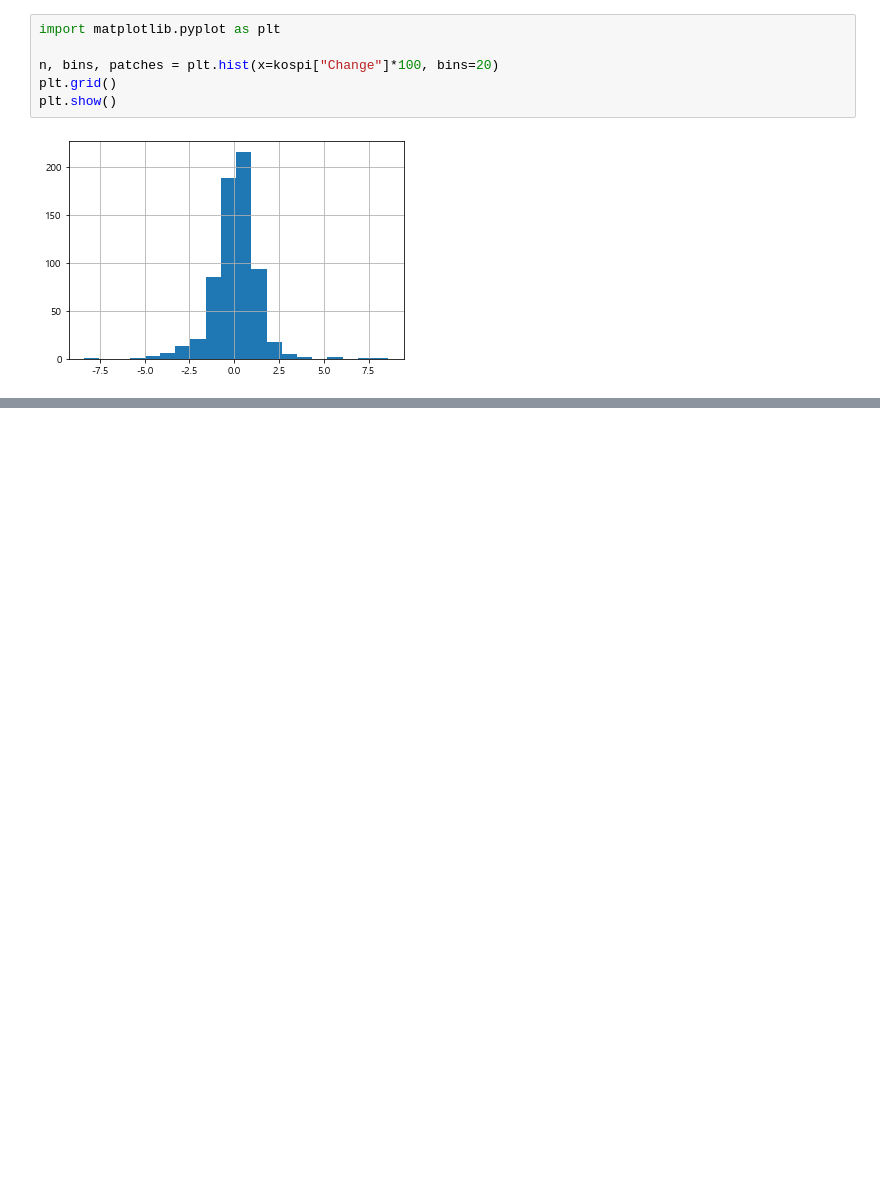
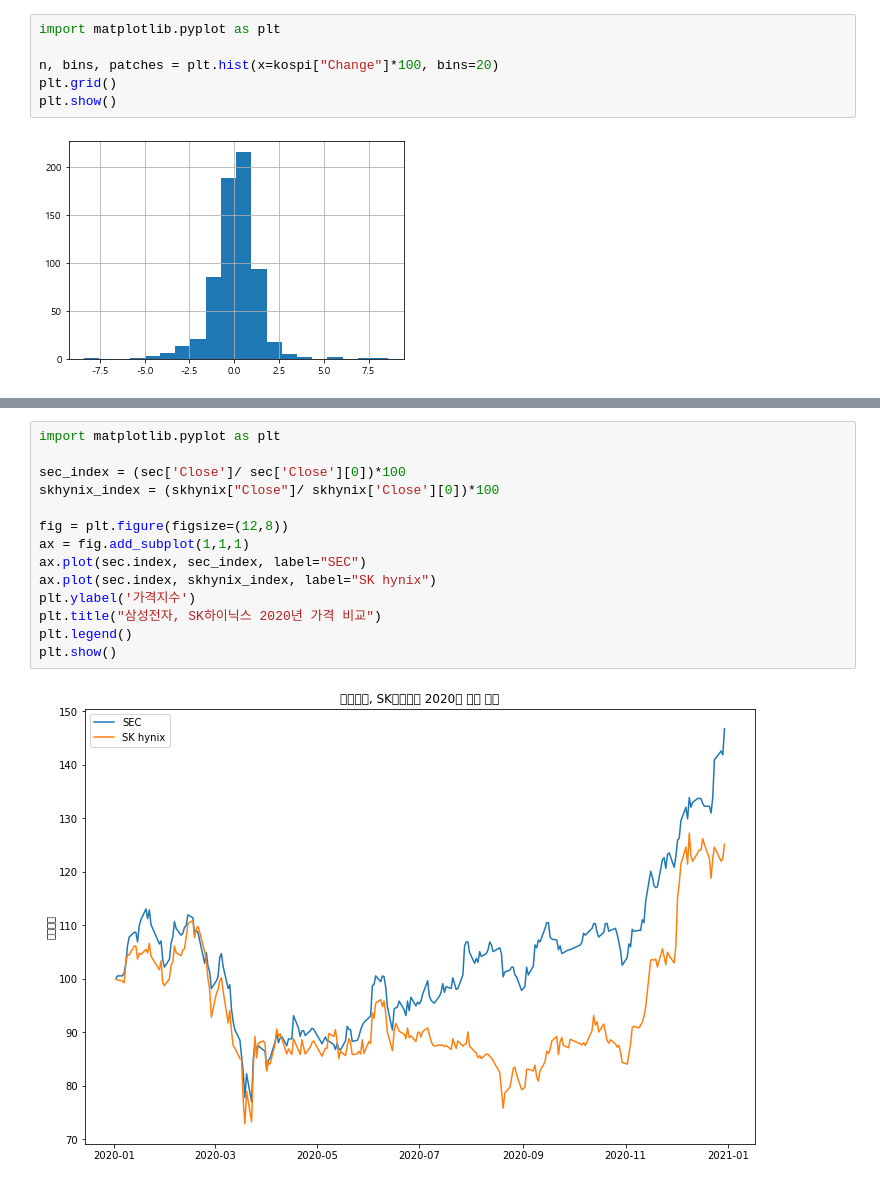
Before and after one commit to leehg9805/leehg9805, a Jupyter notebook: finacepart7.ipynb, the cells around one changed output, grey strips where cells are left out. Saved outputs shown, nothing was run; the diff lists cells and outputs as text; blank space fills up the shorter version.

```diff
--- a/finacepart7.ipynb
+++ b/finacepart7.ipynb
@@ -274,0 +294,16 @@ plt.show()
+# %%
+import matplotlib.pyplot as plt
+
+sec_index = (sec['Close']/ sec['Close'][0])*100
+skhynix_index = (skhynix["Close"]/ skhynix['Close'][0])*100
+
+fig = plt.figure(figsize=(12,8))
+ax = fig.add_subplot(1,1,1)
+ax.plot(sec.index, sec_index, label="SEC")
+ax.plot(sec.index, skhynix_index, label="SK hynix")
+plt.ylabel('가격지수')
+plt.title("삼성전자, SK하이닉스 2020년 가격 비교")
+plt.legend()
+plt.show()
+# %% [output]
+[figure, added]
```
Also changed, not shown: parts of 16 cells of this notebook.
